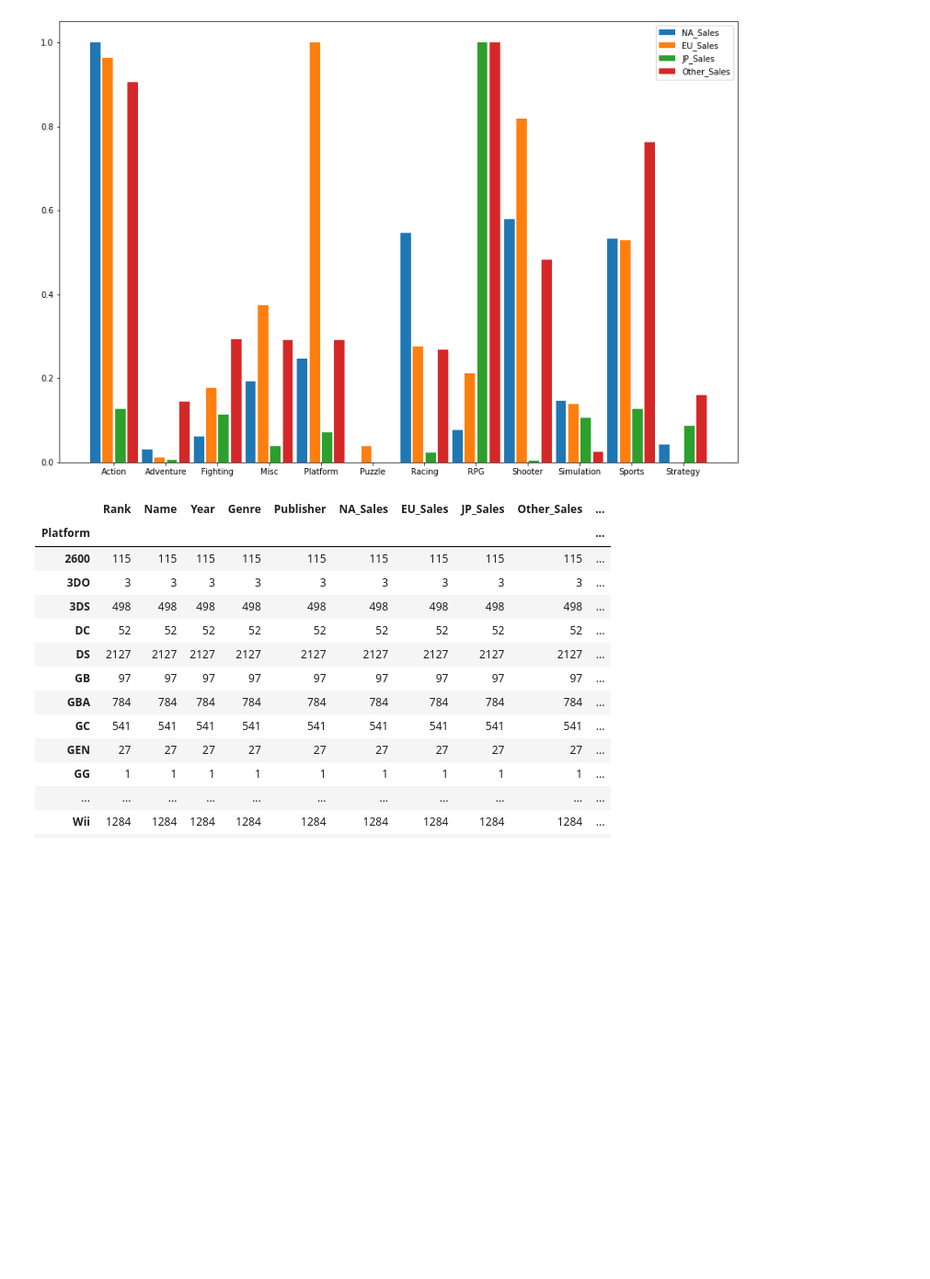
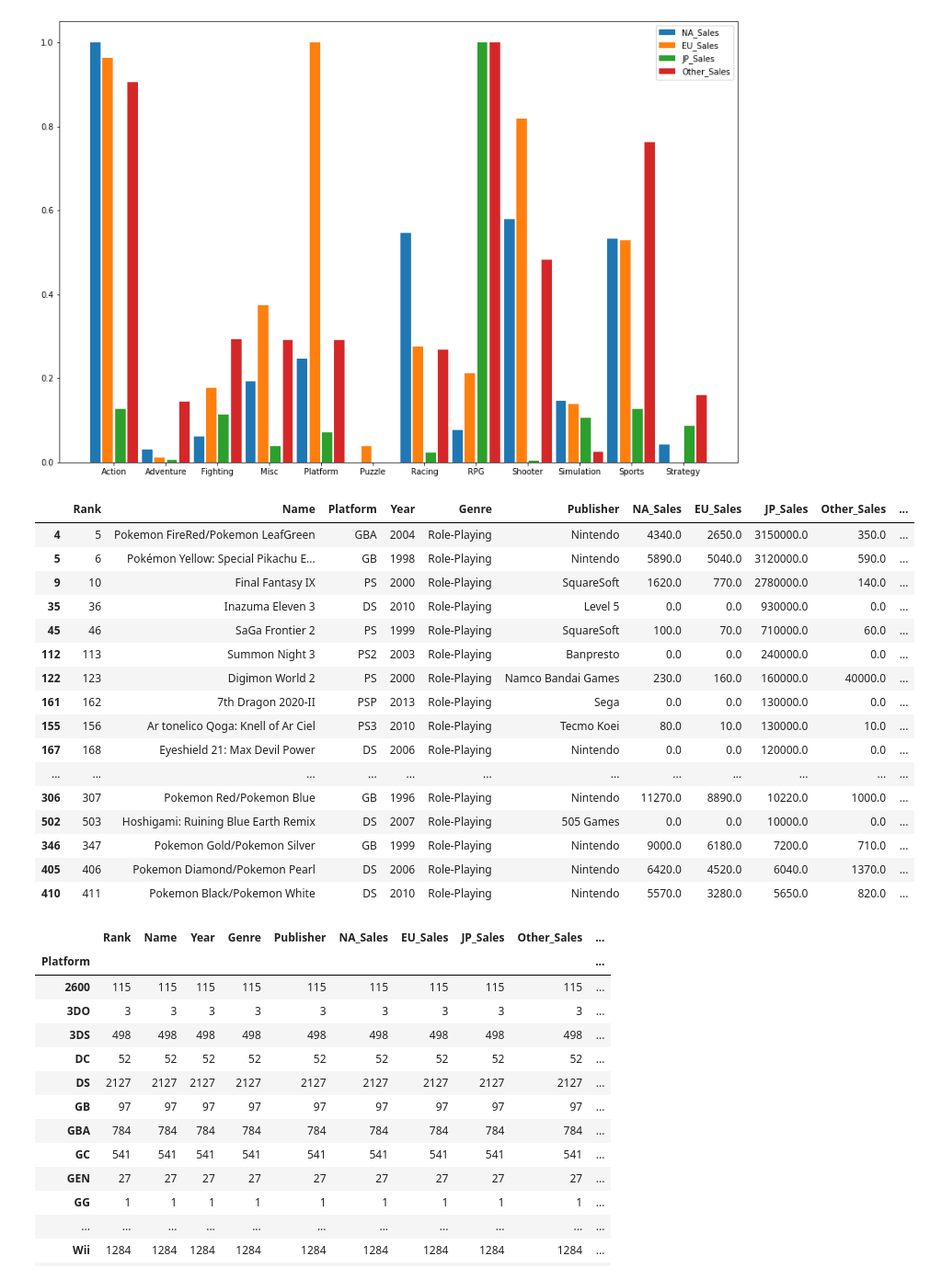
Before and after one commit to kks4536/Project1, a Jupyter notebook: AI_16_김경수_section1 (1).ipynb, the cells around one changed output. Shown at 92% size. Cells and saved outputs as stored; diff of their text form; code cells hidden in the pictures; blank space fills up the shorter version.

```diff
--- a/AI_16_김경수_section1 (1).ipynb
+++ b/AI_16_김경수_section1 (1).ipynb
@@ -347,6 +346,28 @@ plt.xticks(n, Z.index)
 plt.show()
 # %% [output]
 [figure]
+# %%
+df_RPG = data[data['Genre'] == 'Role-Playing']
+df_RPG = df_RPG.sort_values(by = 'JP_Sales', ascending = False)
+df_RPG.head(20)
+# %% [output]
+|  | Rank | Name | Platform | Year | Genre | Publisher | NA_Sales | EU_Sales | JP_Sales | Other_Sales | ... |
+| 4 | 5 | Pokemon FireRed/Pokemon LeafGreen | GBA | 2004 | Role-Playing | Nintendo | 4340.0 | 2650.0 | 3150000.0 | 350.0 | ... |
+| 5 | 6 | Pokémon Yellow: Special Pikachu E... | GB | 1998 | Role-Playing | Nintendo | 5890.0 | 5040.0 | 3120000.0 | 590.0 | ... |
+| 9 | 10 | Final Fantasy IX | PS | 2000 | Role-Playing | SquareSoft | 1620.0 | 770.0 | 2780000.0 | 140.0 | ... |
+| 35 | 36 | Inazuma Eleven 3 | DS | 2010 | Role-Playing | Level 5 | 0.0 | 0.0 | 930000.0 | 0.0 | ... |
+| 45 | 46 | SaGa Frontier 2 | PS | 1999 | Role-Playing | SquareSoft | 100.0 | 70.0 | 710000.0 | 60.0 | ... |
+| 112 | 113 | Summon Night 3 | PS2 | 2003 | Role-Playing | Banpresto | 0.0 | 0.0 | 240000.0 | 0.0 | ... |
+| 122 | 123 | Digimon World 2 | PS | 2000 | Role-Playing | Namco Bandai Games | 230.0 | 160.0 | 160000.0 | 40000.0 | ... |
+| 161 | 162 | 7th Dragon 2020-II | PSP | 2013 | Role-Playing | Sega | 0.0 | 0.0 | 130000.0 | 0.0 | ... |
+| 155 | 156 | Ar tonelico Qoga: Knell of Ar Ciel | PS3 | 2010 | Role-Playing | Tecmo Koei | 80.0 | 10.0 | 130000.0 | 10.0 | ... |
+| 167 | 168 | Eyeshield 21: Max Devil Power | DS | 2006 | Role-Playing | Nintendo | 0.0 | 0.0 | 120000.0 | 0.0 | ... |
+| ... | ... | ... | ... | ... | ... | ... | ... | ... | ... | ... | ... |
+| 306 | 307 | Pokemon Red/Pokemon Blue | GB | 1996 | Role-Playing | Nintendo | 11270.0 | 8890.0 | 10220.0 | 1000.0 | ... |
+| 502 | 503 | Hoshigami: Ruining Blue Earth Remix | DS | 2007 | Role-Playing | 505 Games | 0.0 | 0.0 | 10000.0 | 0.0 | ... |
+| 346 | 347 | Pokemon Gold/Pokemon Silver | GB | 1999 | Role-Playing | Nintendo | 9000.0 | 6180.0 | 7200.0 | 710.0 | ... |
+| 405 | 406 | Pokemon Diamond/Pokemon Pearl | DS | 2006 | Role-Playing | Nintendo | 6420.0 | 4520.0 | 6040.0 | 1370.0 | ... |
+| 410 | 411 | Pokemon Black/Pokemon White | DS | 2010 | Role-Playing | Nintendo | 5570.0 | 3280.0 | 5650.0 | 820.0 | ... |
 # %%
 df_platform = data.groupby('Platform').count()
 df_platform
```
Also changed, not shown: parts of 8 cells of this notebook.
